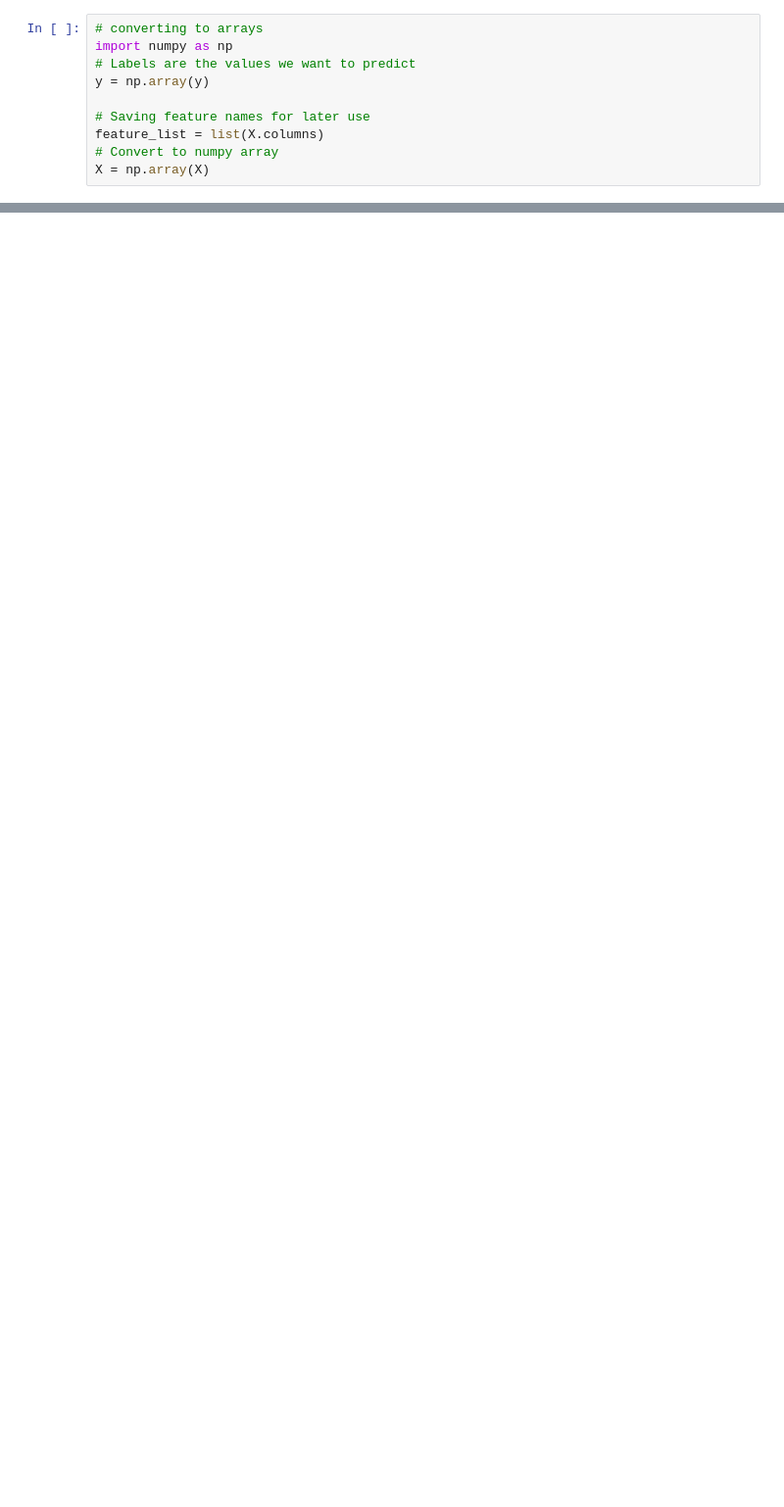
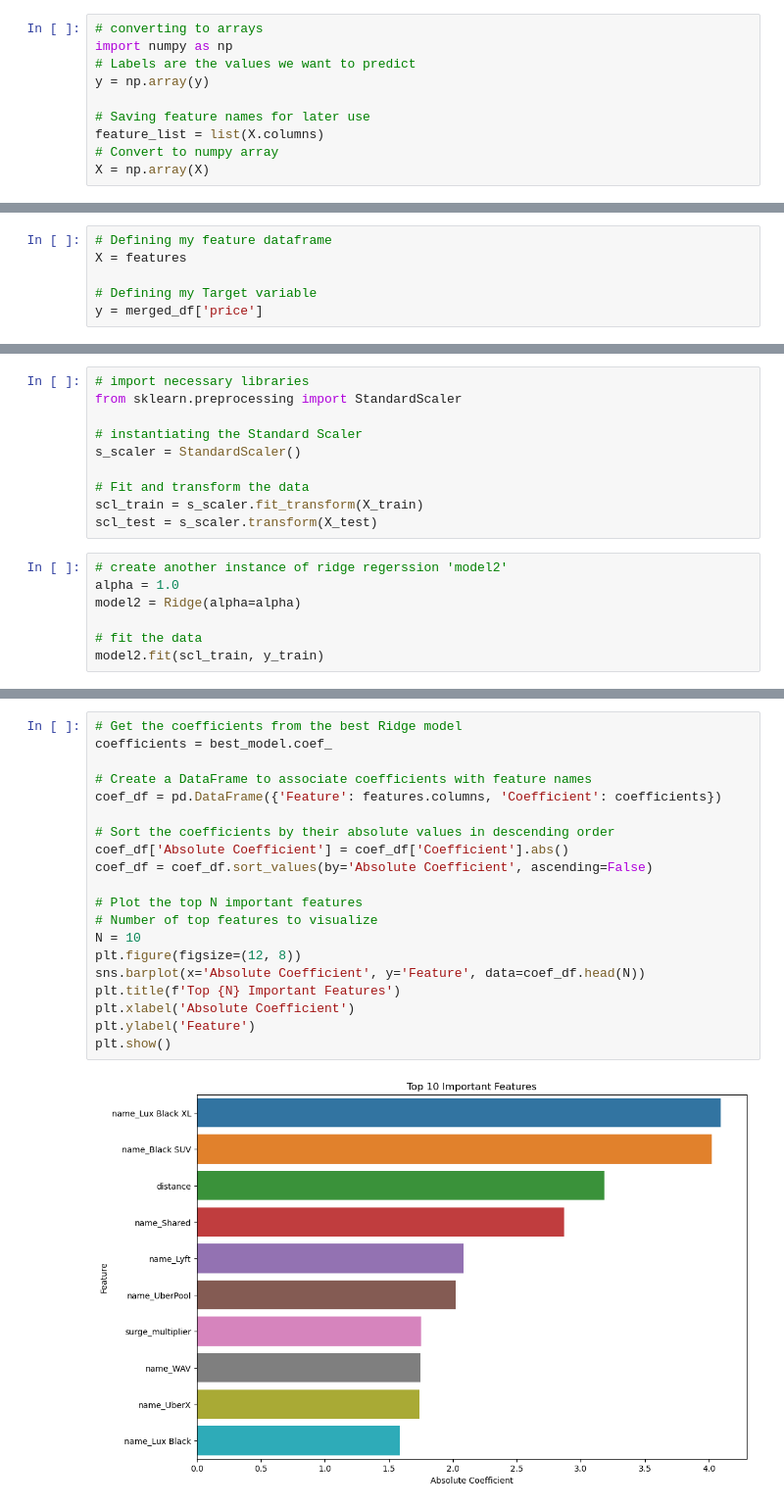
Before and after one commit to martin-ngugi/Group3_project, a Jupyter notebook: index.ipynb, the cells around one changed output, grey strips where cells are left out. Shown at 98% size. Drawn from its saved outputs; the diff is of its cells as text; blank space fills up the shorter version.

Commit message:
Finished ridge regression model

```diff
--- a/index.ipynb
+++ b/index.ipynb
@@ -234 +240,7 @@ X = np.array(X)
+# %%
+# Defining my feature dataframe
+X = features
+
+# Defining my Target variable
+y = merged_df['price']
 # %%
@@ -238,0 +299,17 @@ X_train, X_test, y_train, y_test = train_test_split(X, y, test_size = 0.25, rand
+# %%
+# import necessary libraries
+from sklearn.preprocessing import StandardScaler
+
+# instantiating the Standard Scaler
+s_scaler = StandardScaler()
+
+# Fit and transform the data
+scl_train = s_scaler.fit_transform(X_train)
+scl_test = s_scaler.transform(X_test)
+# %%
+# create another instance of ridge regerssion 'model2'
+alpha = 1.0
+model2 = Ridge(alpha=alpha)
+
+# fit the data
+model2.fit(scl_train, y_train)
@@ -238,0 +414,22 @@ X_train, X_test, y_train, y_test = train_test_split(X, y, test_size = 0.25, rand
+# %%
+# Get the coefficients from the best Ridge model
+coefficients = best_model.coef_
+
+# Create a DataFrame to associate coefficients with feature names
+coef_df = pd.DataFrame({'Feature': features.columns, 'Coefficient': coefficients})
+
+# Sort the coefficients by their absolute values in descending order
+coef_df['Absolute Coefficient'] = coef_df['Coefficient'].abs()
+coef_df = coef_df.sort_values(by='Absolute Coefficient', ascending=False)
+
+# Plot the top N important features
+# Number of top features to visualize
+N = 10
+plt.figure(figsize=(12, 8))
+sns.barplot(x='Absolute Coefficient', y='Feature', data=coef_df.head(N))
+plt.title(f'Top {N} Important Features')
+plt.xlabel('Absolute Coefficient')
+plt.ylabel('Feature')
+plt.show()
+# %% [output]
+[figure, added]
```
Also changed, not shown: parts of 16 cells of this notebook.
